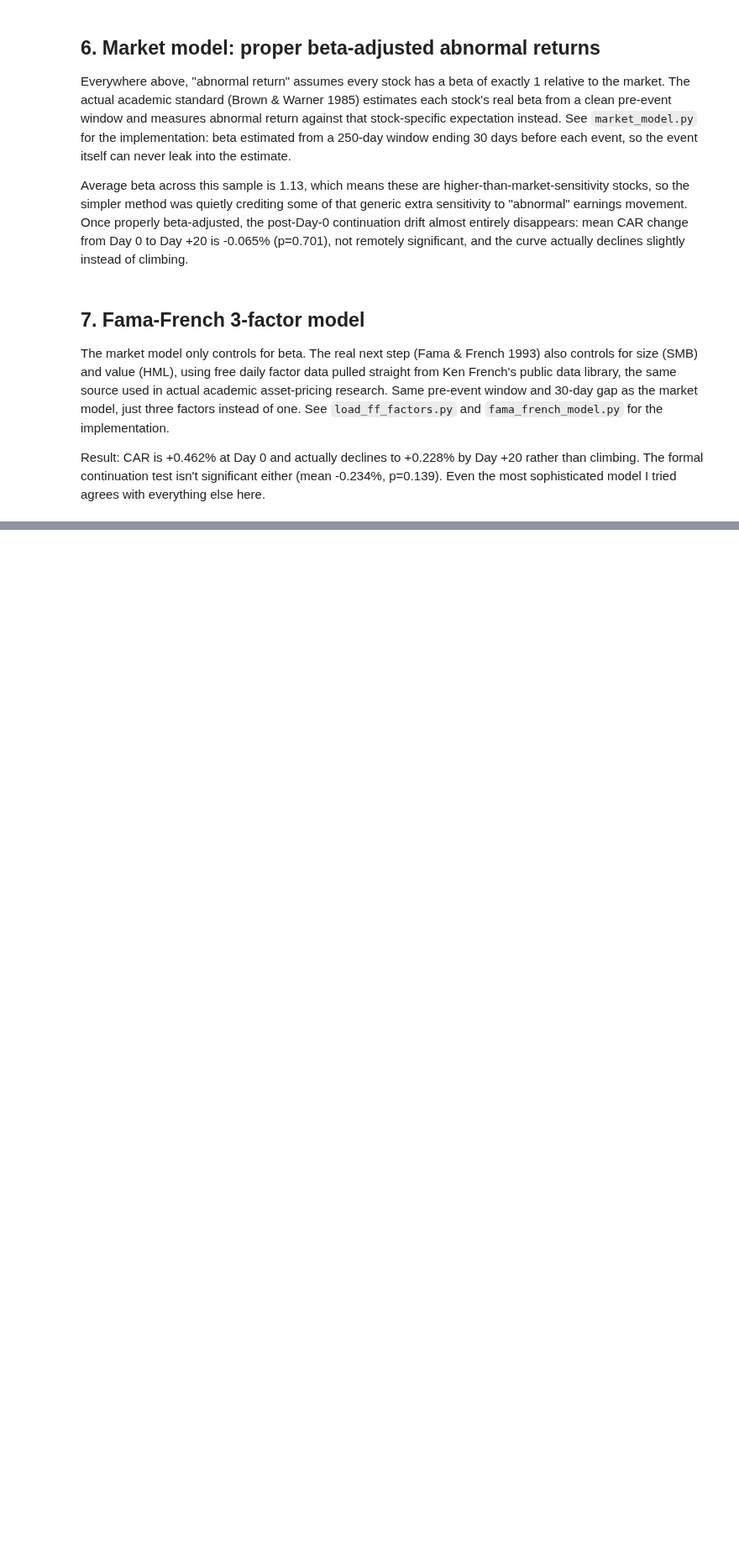
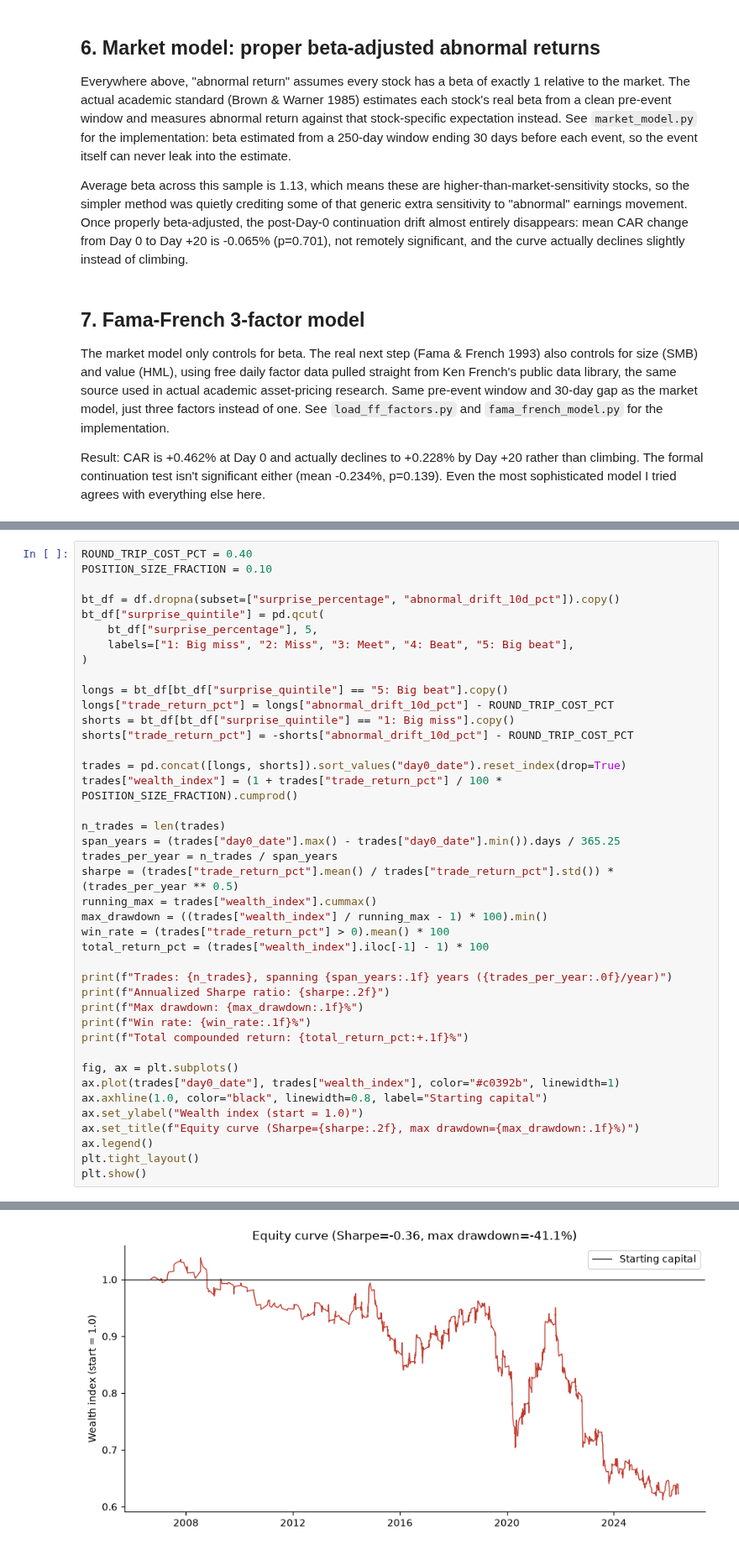
Before and after one commit to Noviath61/pead-project, a Jupyter notebook: analysis.ipynb, the cells around one changed output, grey strips where cells are left out. Shown at 84% size. Drawn from its saved outputs; the diff is of its cells as text; blank space fills up the shorter version.

```diff
--- a/analysis.ipynb
+++ b/analysis.ipynb
@@ -295,0 +314,42 @@ Even the most sophisticated model I tried agrees with everything else here.
+# %%
+ROUND_TRIP_COST_PCT = 0.40
+POSITION_SIZE_FRACTION = 0.10
+
+bt_df = df.dropna(subset=["surprise_percentage", "abnormal_drift_10d_pct"]).copy()
+bt_df["surprise_quintile"] = pd.qcut(
+    bt_df["surprise_percentage"], 5,
+    labels=["1: Big miss", "2: Miss", "3: Meet", "4: Beat", "5: Big beat"],
+)
+
+longs = bt_df[bt_df["surprise_quintile"] == "5: Big beat"].copy()
+longs["trade_return_pct"] = longs["abnormal_drift_10d_pct"] - ROUND_TRIP_COST_PCT
+shorts = bt_df[bt_df["surprise_quintile"] == "1: Big miss"].copy()
+shorts["trade_return_pct"] = -shorts["abnormal_drift_10d_pct"] - ROUND_TRIP_COST_PCT
+
+trades = pd.concat([longs, shorts]).sort_values("day0_date").reset_index(drop=True)
+trades["wealth_index"] = (1 + trades["trade_return_pct"] / 100 * POSITION_SIZE_FRACTION).cumprod()
+
+n_trades = len(trades)
+span_years = (trades["day0_date"].max() - trades["day0_date"].min()).days / 365.25
+trades_per_year = n_trades / span_years
+sharpe = (trades["trade_return_pct"].mean() / trades["trade_return_pct"].std()) * (trades_per_year ** 0.5)
+running_max = trades["wealth_index"].cummax()
+max_drawdown = ((trades["wealth_index"] / running_max - 1) * 100).min()
+win_rate = (trades["trade_return_pct"] > 0).mean() * 100
+total_return_pct = (trades["wealth_index"].iloc[-1] - 1) * 100
+
+print(f"Trades: {n_trades}, spanning {span_years:.1f} years ({trades_per_year:.0f}/year)")
+print(f"Annualized Sharpe ratio: {sharpe:.2f}")
+print(f"Max drawdown: {max_drawdown:.1f}%")
+print(f"Win rate: {win_rate:.1f}%")
+print(f"Total compounded return: {total_return_pct:+.1f}%")
+
+fig, ax = plt.subplots()
+ax.plot(trades["day0_date"], trades["wealth_index"], color="#c0392b", linewidth=1)
+ax.axhline(1.0, color="black", linewidth=0.8, label="Starting capital")
+ax.set_ylabel("Wealth index (start = 1.0)")
+ax.set_title(f"Equity curve (Sharpe={sharpe:.2f}, max drawdown={max_drawdown:.1f}%)")
+ax.legend()
+plt.tight_layout()
+plt.show()
+# %% [output]
@@ -295,0 +361 @@ Even the most sophisticated model I tried agrees with everything else here.
+[figure, added]
```
Also changed, not shown: parts of 9 cells of this notebook, 7 other files.
